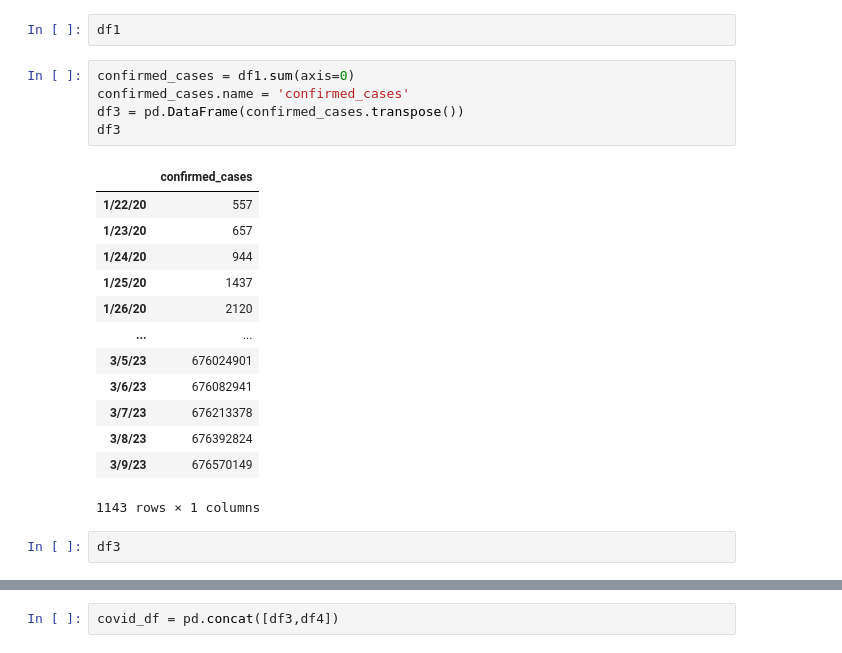
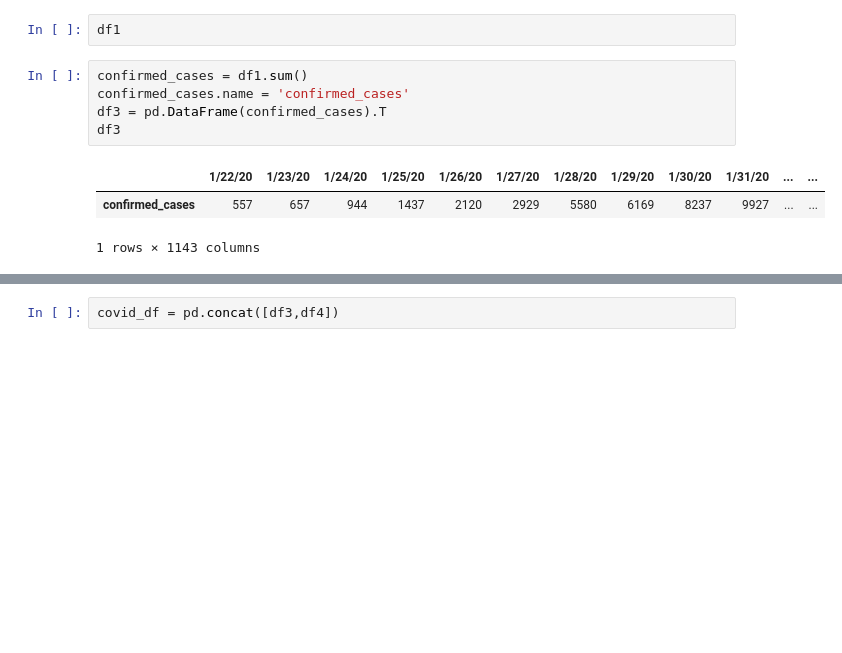
Before and after one commit to Dhvani811/Covid19Project, a Jupyter notebook: Final_Project.ipynb, the cells around one changed output, grey strips where cells are left out. Cells and saved outputs as stored; diff of their text form; blank space fills up the shorter version.

Commit message:
Transposed rows to columns

```diff
--- a/Final_Project.ipynb
+++ b/Final_Project.ipynb
@@ -62,24 +62,12 @@ del df2['Long']
 # %%
 df1
 # %%
-confirmed_cases = df1.sum(axis=0)
+confirmed_cases = df1.sum()
 confirmed_cases.name = 'confirmed_cases'
-df3 = pd.DataFrame(confirmed_cases.transpose())
+df3 = pd.DataFrame(confirmed_cases).T
 df3
 # %% [output]
-|  | confirmed_cases |
-| 1/22/20 | 557 |
-| 1/23/20 | 657 |
-| 1/24/20 | 944 |
-| 1/25/20 | 1437 |
-| 1/26/20 | 2120 |
-| ... | ... |
-| 3/5/23 | 676024901 |
-| 3/6/23 | 676082941 |
-| 3/7/23 | 676213378 |
-| 3/8/23 | 676392824 |
-| 3/9/23 | 676570149 |
+|  | 1/22/20 | 1/23/20 | 1/24/20 | 1/25/20 | 1/26/20 | 1/27/20 | 1/28/20 | 1/29/20 | 1/30/20 | 1/31/20 | ... | ... |
+| confirmed_cases | 557 | 657 | 944 | 1437 | 2120 | 2929 | 5580 | 6169 | 8237 | 9927 | ... | ... |
-1143 rows × 1 columns
+1 rows × 1143 columns
-# %%
-df3
 # %%
```
Also changed, not shown: parts of 3 cells of this notebook.
